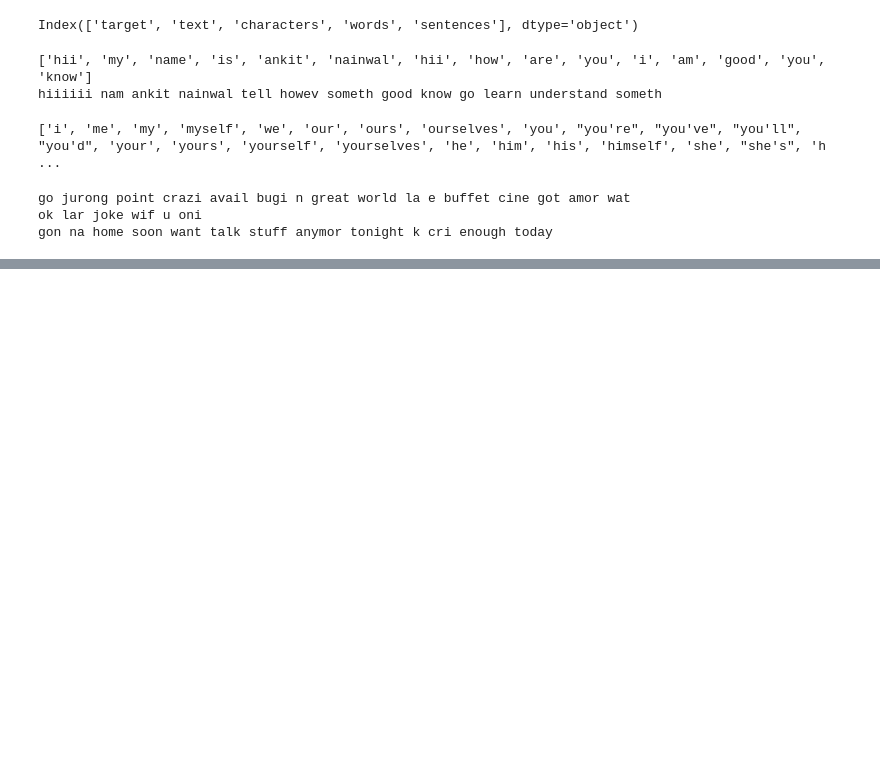
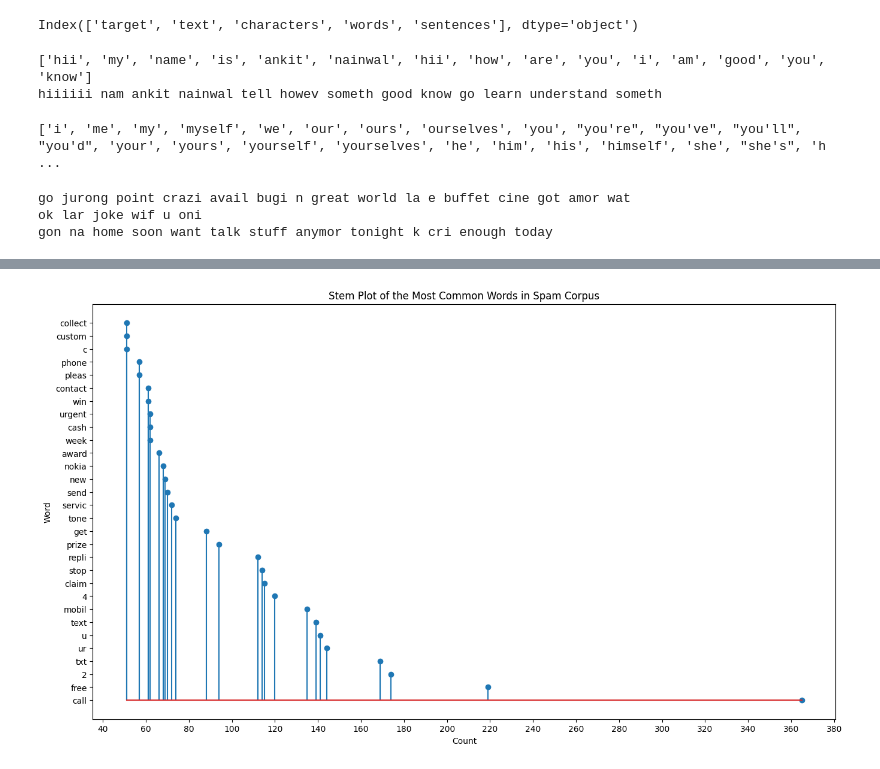
Before and after one commit to nano-bot01/SMS-Spam-Classifier-Web-App-using-Machine-Learning, a Jupyter notebook: SMS_Spam_Classifier.ipynb, the cells around one changed output, grey strips where cells are left out. Saved outputs shown, nothing was run; the diff lists cells and outputs as text; code cells hidden in the pictures; blank space fills up the shorter version.

```diff
--- a/SMS_Spam_Classifier.ipynb
+++ b/SMS_Spam_Classifier.ipynb
@@ -356,0 +393,14 @@ plt.imshow(ham_wordcloud)
+# %%
+# now we are going to find top 50 frequent word from both ham and spam messages
+
+spam_corpus = []
+for message in df[df['target'] == 1]['transformed_text'].tolist():
+  for word in message.split():
+    spam_corpus.append(word)
+
+
+
+ham_corpus = []
+for message in df[df['target'] == 0]['transformed_text'].tolist():
+  for word in message.split():
+    ham_corpus.append(word)
@@ -356,0 +495,20 @@ plt.imshow(ham_wordcloud)
+# %%
+df1 = pd.DataFrame(Counter(spam_corpus).most_common(30)[:], columns=['Word', 'Count'])
+
+# Set the column names
+df1.columns = ['Word', 'Count']
+
+# Create a stem plot
+plt.figure(figsize=(16,9))
+plt.stem(df1['Count'], df1['Word'])
+
+# Add a title and labels to the axes
+# Add a title and labels to the axes
+plt.title('Stem Plot of the Most Common Words in Spam Corpus')
+plt.xlabel('Count')
+plt.ylabel('Word')
+plt.xticks(np.arange(40, 400, 20))
+# Show the plot
+plt.show()
+# %% [output]
+[figure, added]
```
Also changed, not shown: parts of 53 cells of this notebook.
